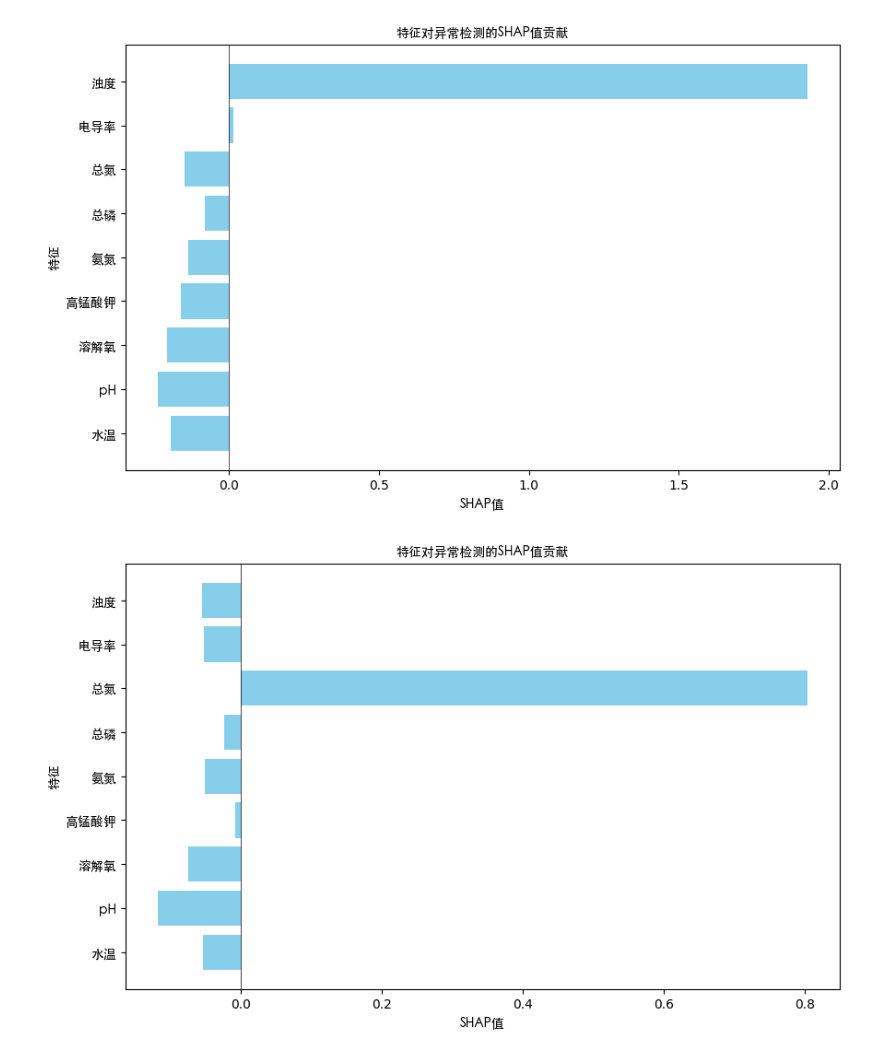
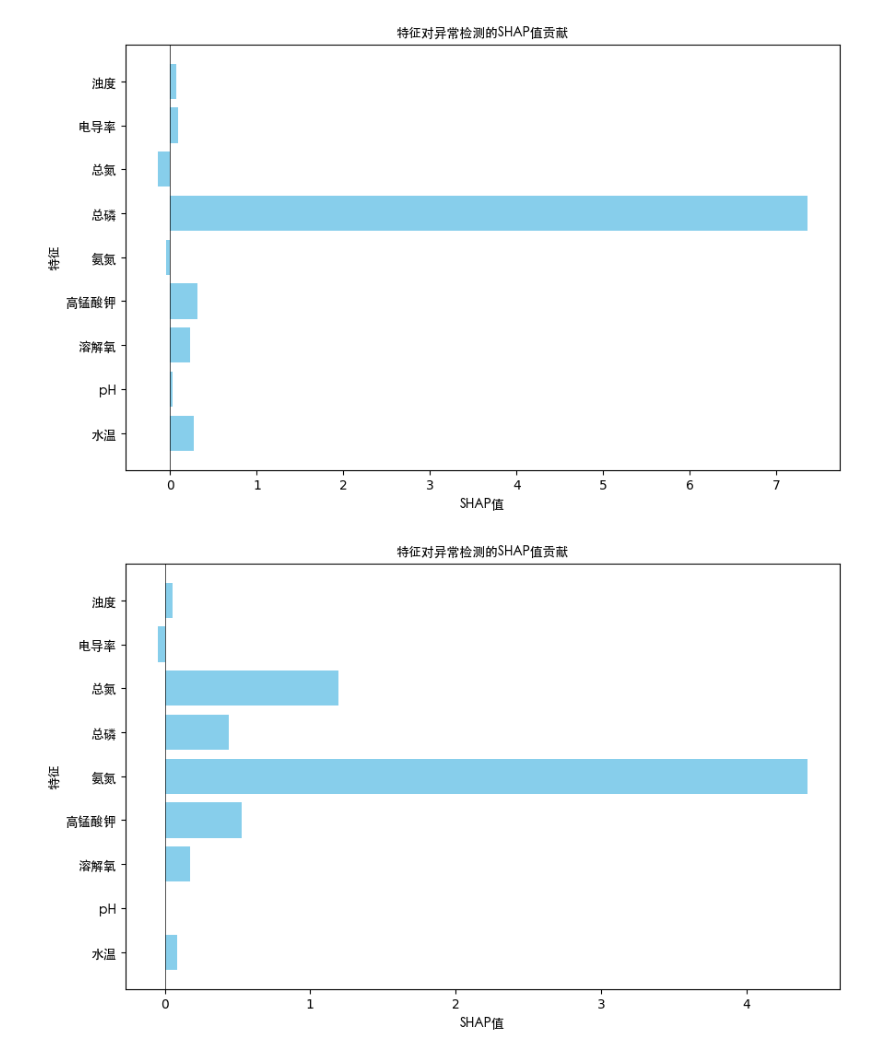
Before and after one commit to Chris-JunHao/EcoAudit, a Jupyter notebook: 1. 数据采集和算法设计/1.7.ipynb, the cells around one changed output. Saved outputs shown, nothing was run; the diff lists cells and outputs as text; code cells hidden in the pictures.

```diff
--- a/1. 数据采集和算法设计/1.7.ipynb
+++ b/1. 数据采集和算法设计/1.7.ipynb
@@ -193,7 +191,7 @@ data_scaled = scaler.fit_transform(data_numeric)
 data_scaled_df = pd.DataFrame(data_scaled, columns=numeric_columns)
 # %%
 # 定义一个函数用于加载新数据并进行异常检测
-def detect_anomalies_on_new_data(model, new_data, threshold=5):
+def detect_anomalies_on_new_data(model, new_data, threshold=4):
     # 将新数据转化为Tensor
     new_data_tensor = torch.FloatTensor(new_data)
 
@@ -253,6 +251,6 @@ anomalous_new_df = data[new_anomalies_df['Anomaly'] == True].copy()
 for column in shap_new_df.columns:
     anomalous_new_df[f'SHAP_{column}'] = shap_new_df[column].values
 
-anomalous_new_df
+anomalous_new_df.iloc
 # %% [output]
 Using 2554 background data samples could cause slower run times. Consider using shap.sample(data, K) or shap.kmeans(data, K) to summarize the background as K samples.
@@ -319,7 +320,7 @@ prop = font_manager.FontProperties(fname=zh_font_path)  # 创建FontProperties
 
 # 选择第一个样本的SHAP值
 sample_index = 1  # 选择样本的索引
-shap_values_sample = shap_values[sample_index]
+shap_values_sample = shap_new_df.iloc[sample_index]
 
 # 获取特征名称
 feature_names = ['水温', 'pH', '溶解氧', '高锰酸钾', '氨氮', '总磷', '总氮', '电导率', '浊度']
@@ -337,34 +338,34 @@ plt.yticks(fontproperties=prop)
 
 plt.show()
 # %% [output]
-[figure, old version]
+[figure, new version]
 # %%
 import matplotlib.pyplot as plt
 import numpy as np
 from matplotlib import font_manager
 
 # 设置中文字体
 zh_font_path = '/System/Library/Fonts/STHeiti Medium.ttc'  # 使用你找到的字体路径
 prop = font_manager.FontProperties(fname=zh_font_path)  # 创建FontProperties对象
 
 # 选择第一个样本的SHAP值
 sample_index = 2  # 选择样本的索引
-shap_values_sample = shap_values[sample_index]
+shap_values_sample = shap_new_df.iloc[sample_index]
 
 # 获取特征名称
 feature_names = ['水温', 'pH', '溶解氧', '高锰酸钾', '氨氮', '总磷', '总氮', '电导率', '浊度']
 
 # 绘制柱状图
 plt.figure(figsize=(10, 6))
 plt.barh(feature_names, shap_values_sample, color='skyblue')
 plt.axvline(0, color='black', linewidth=0.5)  # 添加参考线
 plt.title('特征对异常检测的SHAP值贡献', fontproperties=prop)  # 应用字体
 plt.xlabel('SHAP值', fontproperties=prop)
 plt.ylabel('特征', fontproperties=prop)
 
 # 设置y轴标签的字体
 plt.yticks(fontproperties=prop)
 
 plt.show()
 # %% [output]
-[figure, old version]
+[figure, new version]
```
Also changed, not shown: parts of 6 cells of this notebook.
